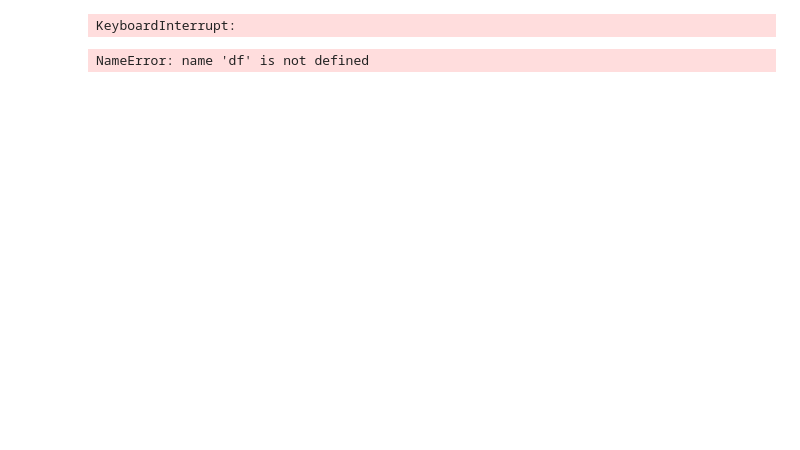
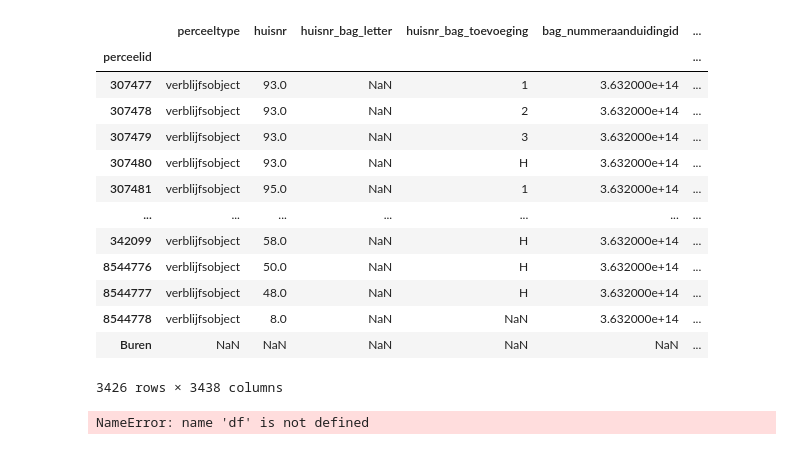
Before and after one commit to Rchou97/dsp, a Jupyter notebook: datasets.ipynb, the cells around one changed output. Saved outputs shown, nothing was run; the diff lists cells and outputs as text; code cells hidden in the pictures; blank space fills up the shorter version.

```diff
--- a/datasets.ipynb
+++ b/datasets.ipynb
@@ -38,34 +38,46 @@ df_kadaster
 # %%
 straal = 20
 
 df = df_kadaster.copy()
 
 for i, j in df.iterrows():
     rdx_punt = j[8]
     rdy_punt = j[9]
 
     rdx_min = rdx_punt - straal
     rdx_max = rdx_punt + straal
     rdy_min = rdy_punt - straal
     rdy_max = rdy_punt + straal
 
     ##jel = ((df['rdx'] > rdx_min) &
     ##            (df['rdx'] < rdx_max) &
     ##            (df['rdy'] > rdy_min) &
      ##           (df['rdy'] < rdy_max)).sum()
 
     rslt_df = df[(df['rdx'] > rdx_min) &
                (df['rdx'] < rdx_max) &
               (df['rdy'] > rdy_min) &
               (df['rdy'] < rdy_max)]
 
     #print("Lat/lon: " + str(rdx_punt) + " / " + str(rdy_punt) + " == " + str(jel))
     jel = len(rslt_df.index)
-    df.at['Buren', i] = jel
+    df.at[i,'Buren'] = jel
 df
-df.to_csv('buren.csv')
 # %% [output]
+|  | perceeltype | huisnr | huisnr_bag_letter | huisnr_bag_toevoeging | bag_nummeraanduidingid | ... |
+| perceelid |  |  |  |  |  | ... |
+| 307477 | verblijfsobject | 93.0 | NaN | 1 | 3.632000e+14 | ... |
+| 307478 | verblijfsobject | 93.0 | NaN | 2 | 3.632000e+14 | ... |
+| 307479 | verblijfsobject | 93.0 | NaN | 3 | 3.632000e+14 | ... |
+| 307480 | verblijfsobject | 93.0 | NaN | H | 3.632000e+14 | ... |
+| 307481 | verblijfsobject | 95.0 | NaN | 1 | 3.632000e+14 | ... |
+| ... | ... | ... | ... | ... | ... | ... |
+| 342099 | verblijfsobject | 58.0 | NaN | H | 3.632000e+14 | ... |
+| 8544776 | verblijfsobject | 50.0 | NaN | H | 3.632000e+14 | ... |
+| 8544777 | verblijfsobject | 48.0 | NaN | H | 3.632000e+14 | ... |
+| 8544778 | verblijfsobject | 8.0 | NaN | NaN | 3.632000e+14 | ... |
+| Buren | NaN | NaN | NaN | NaN | NaN | ... |
-KeyboardInterrupt:
+3426 rows × 3438 columns
 # %%
 df
 # %% [output]
```
Also changed, not shown: parts of 2 cells of this notebook, 2 other files.
